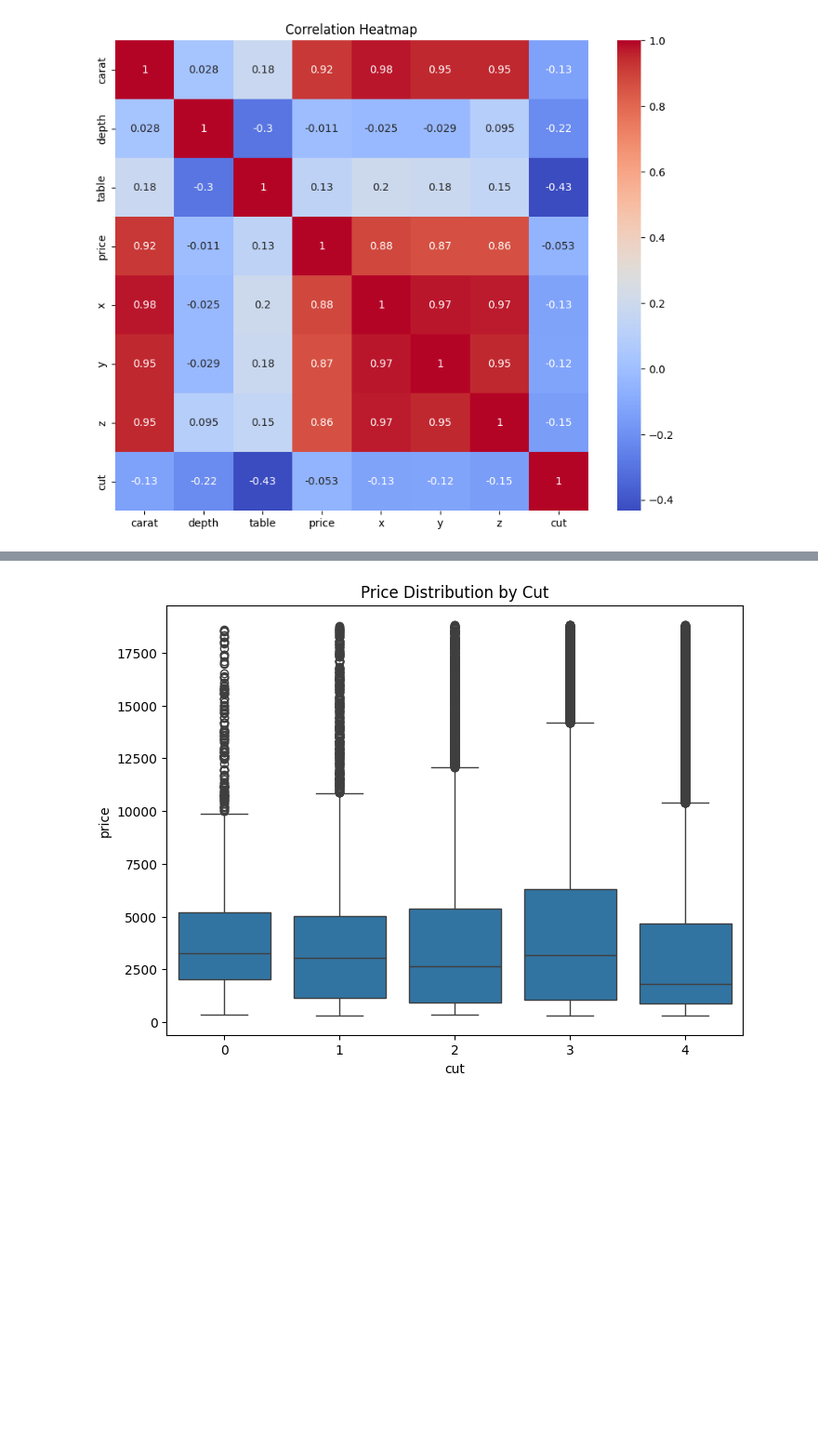
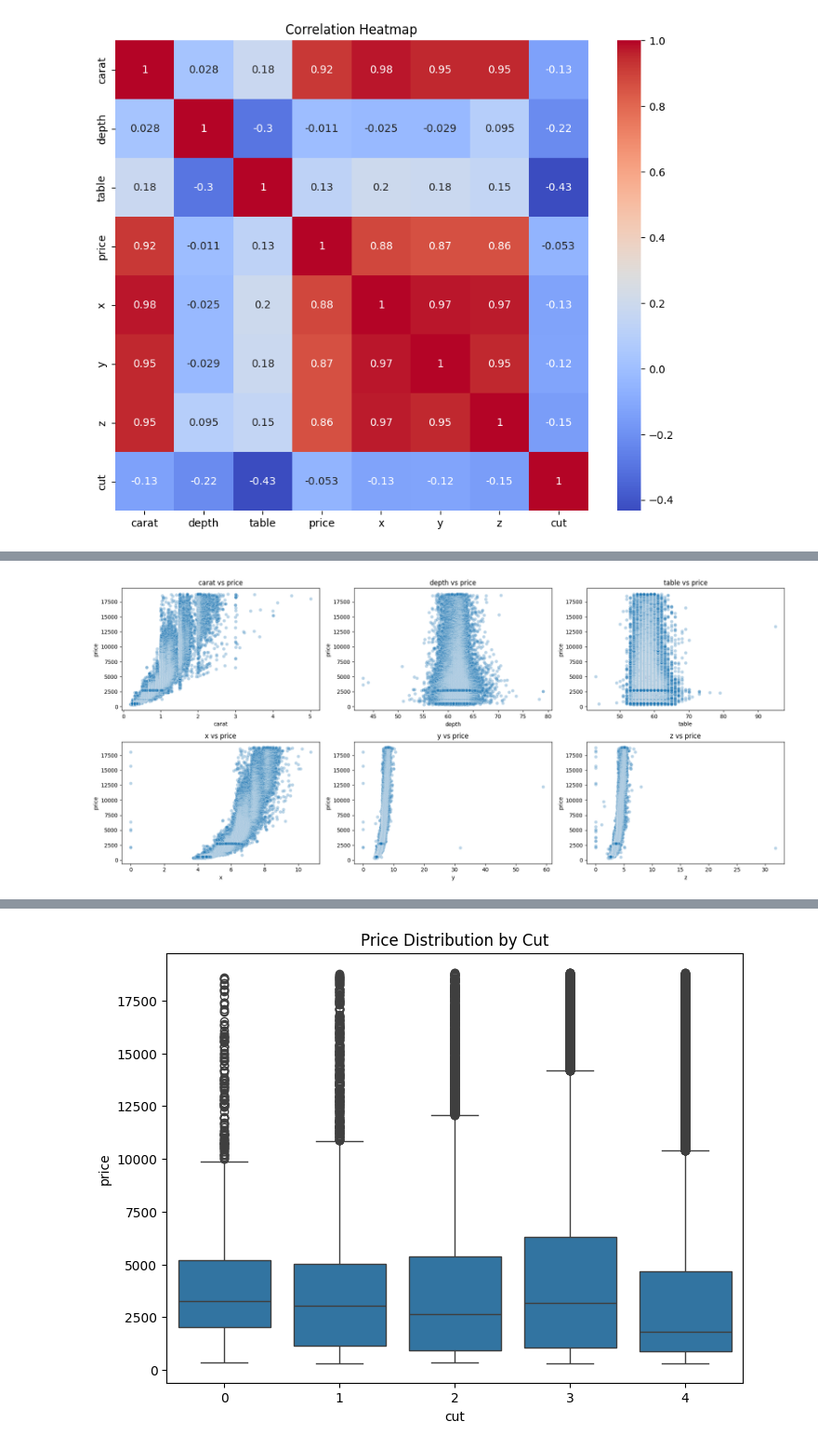
Before and after one commit to datwaft/aprendizaje_automatico, a Jupyter notebook: Trabajo_Corto_2/Trabajo_Corto_2.ipynb, the cells around one changed output, grey strips where cells are left out. Shown at 93% size. Drawn from its saved outputs; the diff is of its cells as text; code cells hidden in the pictures; blank space fills up the shorter version.

```diff
--- a/Trabajo_Corto_2/Trabajo_Corto_2.ipynb
+++ b/Trabajo_Corto_2/Trabajo_Corto_2.ipynb
@@ -129,6 +123,0 @@ Esto con el fin de ver si existe una tendencia lineal entre los datos correlacio
-# %%
-for col in num_cols:
-    plt.figure(figsize=(6, 4))
-    sns.scatterplot(x=col, y="price", data=df, alpha=0.3)
-    plt.title(f"{col} vs Price")
-    plt.show()
@@ -143 +134,15 @@ for col in num_cols:
+# %%
+num_cols = df.select_dtypes(include="number").columns.drop("price")
+ncols = 3
+nrows = math.ceil(len(num_cols) / ncols)
+fig, axes = plt.subplots(nrows=nrows, ncols=ncols, figsize=(6 * ncols, 4 * nrows))
+for ax, col in zip(axes.flat, num_cols):
+    sns.scatterplot(x=col, y="price", data=df, alpha=0.3, ax=ax)
+    ax.set_title(f"{col} vs price")
+for ax in axes.flat[len(num_cols) :]:
+    ax.remove()
+plt.tight_layout()
+plt.show()
+# %% [output]
+[figure, added]
 # %% [markdown]
```
Also changed, not shown: parts of 32 cells of this notebook, 1 other file.
